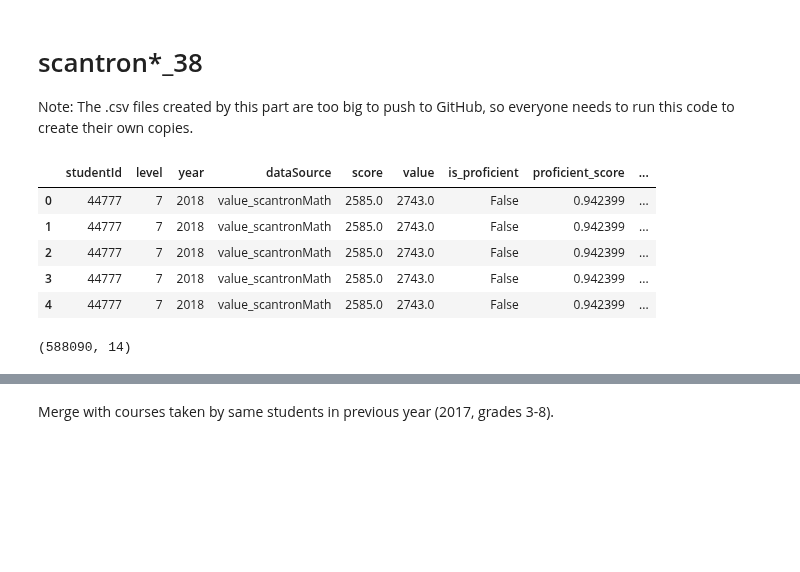
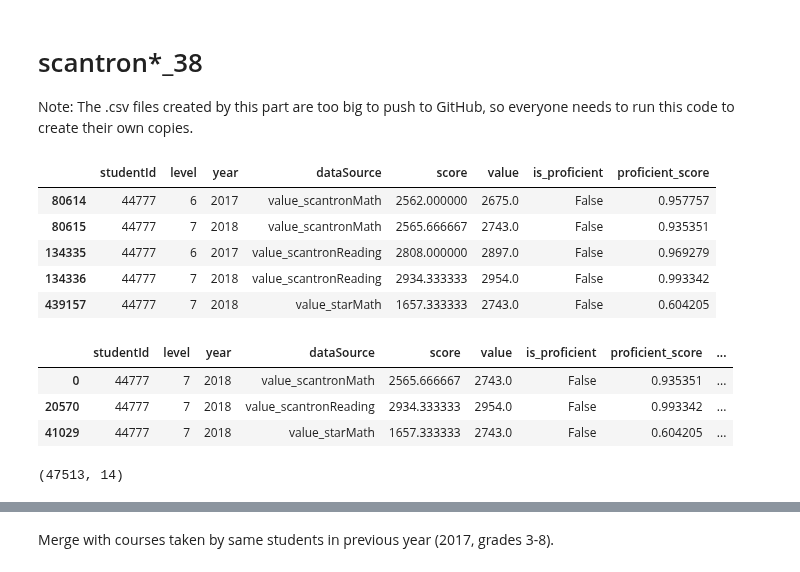
Before and after one commit to level-data-1a/predicting-proficiency, a Jupyter notebook: make_dfs.ipynb, the cells around one changed output, grey strips where cells are left out. Cells and saved outputs as stored; diff of their text form; code cells hidden in the pictures; blank space fills up the shorter version.

```diff
--- a/make_dfs.ipynb
+++ b/make_dfs.ipynb
@@ -164,3 +169,12 @@ Produces `proficiency_melted_df`
 - `is_proficient` - boolean label representing whether the student's score is above the benchmark score for the given dataSource and year
 - `proficient_score` - score / threshold representing the benchmark for proficient
 <!-- - `proficient_diff` - score - threshold representing the benchmark for proficient -->
+# %%
+# Average scores for students taking the same test in the same year with different measurementTypeId
+scores_averaged_df = scores_df.groupby(['studentId', 'studentLevel', 'year']).agg({
+    col: 'mean' if col not in ['studentId', 'studentLevel', 'year', 'measurementTypeId'] else 'first'
+    for col in scores_df.columns if col not in ['studentId', 'studentLevel', 'year']
+}).reset_index()
+
+# Drop measurementTypeId because we only have key for 4, 5, 6
+scores_averaged_df.drop(columns=['measurementTypeId'], inplace=True)
@@ -168,7 +193,7 @@ Produces `proficiency_melted_df`
 # Step 1: Select only columns starting with 'value_' and keep 'studentId', 'studentLevel', 'year'
 value_columns = [col for col in scores_df.columns if col.startswith('value_')]
 selected_columns = ['studentId', 'studentLevel', 'year'] + value_columns
-scores_subset = scores_df[selected_columns]
+scores_subset = scores_averaged_df[selected_columns]
 scores_subset.head()
 # %% [output]
 |  | studentId | studentLevel | year | value_actMathScore | value_actEnglishScore | value_actReadingScore | ... |
@@ -554,26 +579,36 @@ actEnglish_11_df.to_csv('dataframes/actEnglish_11.csv', index=False)
 # %% [markdown]
 # scantron*_38
 Note: The .csv files created by this part are too big to push to GitHub, so everyone needs to run this code to create their own copies.
+# %%
+proficiency_melted_df[proficiency_melted_df['studentId'] == 44777]
+# %% [output]
+|  | studentId | level | year | dataSource | score | value | is_proficient | proficient_score |
+| 80614 | 44777 | 6 | 2017 | value_scantronMath | 2562.000000 | 2675.0 | False | 0.957757 |
+| 80615 | 44777 | 7 | 2018 | value_scantronMath | 2565.666667 | 2743.0 | False | 0.935351 |
+| 134335 | 44777 | 6 | 2017 | value_scantronReading | 2808.000000 | 2897.0 | False | 0.969279 |
+| 134336 | 44777 | 7 | 2018 | value_scantronReading | 2934.333333 | 2954.0 | False | 0.993342 |
+| 439157 | 44777 | 7 | 2018 | value_starMath | 1657.333333 | 2743.0 | False | 0.604205 |
 # %%
 scantron_38_df = proficiency_melted_df[(proficiency_melted_df['level'] >= 3) & (proficiency_melted_df['level'] <= 8)]
 scantron_38_df = scantron_38_df[scantron_38_df['year'] == 2018]
 
-# Merge subgroup columns from scores_df into act_11_df
-subgroup_columns = ['subgroup_specialEd', 'subgroup_lunchStatus', 'subgroup_gender', 'subgroup_ethnicity', 'subgroup_ell', 'subgroup_bottom25']
-scantron_38_df = scantron_38_df.merge(scores_df[['studentId'] + subgroup_columns], on='studentId', how='left')
+# Merge subgroup columns from scores_df into scantron_38_df
+subgroup_cols = ['subgroup_specialEd', 'subgroup_lunchStatus', 'subgroup_gender', 'subgroup_ethnicity', 'subgroup_ell', 'subgroup_bottom25']
+scores_subgroups = scores_averaged_df[['studentId'] + subgroup_cols].drop_duplicates('studentId')
+
+scantron_38_df = scantron_38_df.merge(scores_subgroups, on='studentId', how='left')
 
 scantron_38_df.head()
+scantron_38_df[scantron_38_df['studentId'] == 44777]
 # %% [output]
 |  | studentId | level | year | dataSource | score | value | is_proficient | proficient_score | ... |
-| 0 | 44777 | 7 | 2018 | value_scantronMath | 2585.0 | 2743.0 | False | 0.942399 | ... |
-| 1 | 44777 | 7 | 2018 | value_scantronMath | 2585.0 | 2743.0 | False | 0.942399 | ... |
-| 2 | 44777 | 7 | 2018 | value_scantronMath | 2585.0 | 2743.0 | False | 0.942399 | ... |
-| 3 | 44777 | 7 | 2018 | value_scantronMath | 2585.0 | 2743.0 | False | 0.942399 | ... |
-| 4 | 44777 | 7 | 2018 | value_scantronMath | 2585.0 | 2743.0 | False | 0.942399 | ... |
+| 0 | 44777 | 7 | 2018 | value_scantronMath | 2565.666667 | 2743.0 | False | 0.935351 | ... |
+| 20570 | 44777 | 7 | 2018 | value_scantronReading | 2934.333333 | 2954.0 | False | 0.993342 | ... |
+| 41029 | 44777 | 7 | 2018 | value_starMath | 1657.333333 | 2743.0 | False | 0.604205 | ... |
 # %%
 scantron_38_df.shape
 # %% [output]
-(588090, 14)
+(47513, 14)
 # %%
 # Define the subgroup columns
 subgroups = ['subgroup_specialEd', 'subgroup_lunchStatus', 'subgroup_gender',
```
Also changed, not shown: parts of 30 cells of this notebook, 7 other files.
